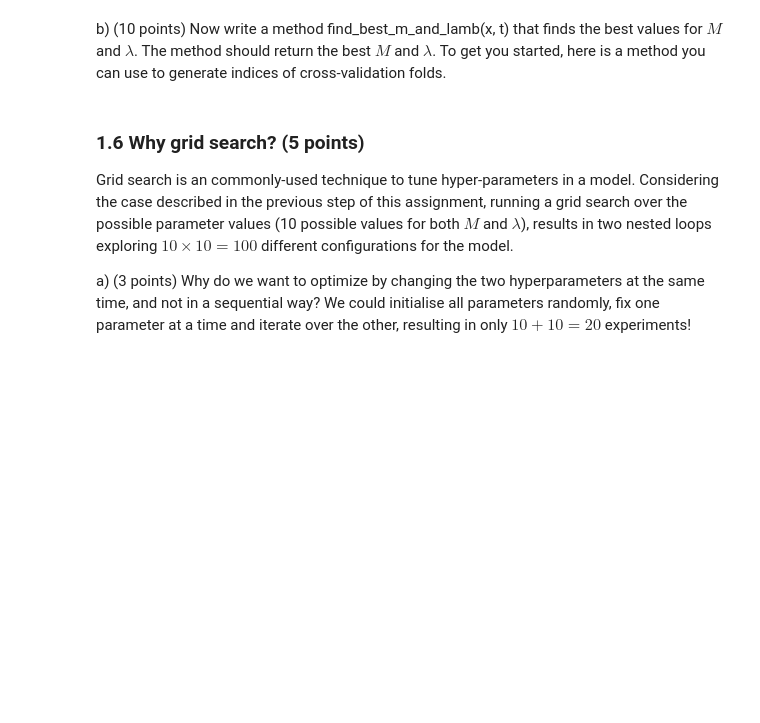
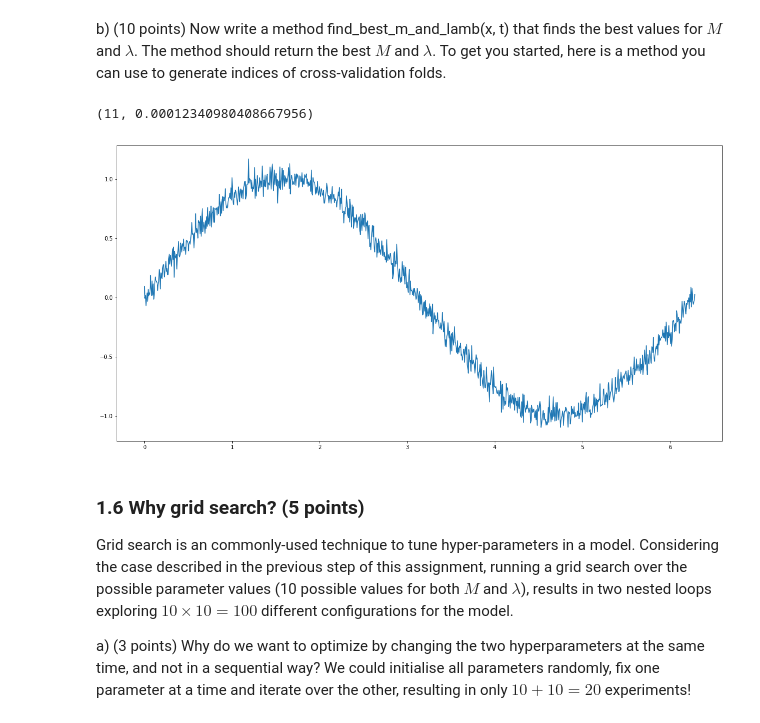
Before and after one commit to NILOIDE/ML1, a Jupyter notebook: lab1.ipynb, the cells around one changed output. Cells and saved outputs as stored; diff of their text form; code cells hidden in the pictures; blank space fills up the shorter version.

```diff
--- a/lab1.ipynb
+++ b/lab1.ipynb
@@ -211,9 +204,3 @@ $E(\bw) = \frac{1}{2} (\bPhi\bw - \bt)^T(\bPhi\bw - \bt) + \frac{\lambda}{2} \ma
 For background, see section 3.1.4 of Bishop's book.
 
 The function should return $\bw$ and $\bPhi$.
-# %%
-def fit_polynomial_reg(x, t, m, lamb):
-    # YOUR CODE HERE
-    raise NotImplementedError()
-
-    return w_ml, Phi
@@ -249,7 +262,10 @@ a) (5 points) First of all, write a method `pred_error(x_train, x_valid, t_train
 # %%
 def pred_error(x_train, x_valid, t_train, t_valid, M, reg):
     # YOUR CODE HERE
-    raise NotImplementedError()
+    w, Phi = fit_polynomial_reg(x_train, t_train, M, reg)
+    Phi = designmatrix(x_valid, M)
+
+    pred_err = 0.5*np.dot((np.dot(Phi,w)-t_valid).T,(np.dot(Phi,w)-t_valid))
 
     return pred_err
 # %%
@@ -276,12 +292,32 @@ def kfold_indices(N, k):
         valid_folds.append(valid_indices)
         train_folds.append(np.setdiff1d(all_indices, valid_indices))
     return train_folds, valid_folds
-# %%
-def find_best_m_and_lamb(x, t):
-    # YOUR CODE HERE
-    raise NotImplementedError()
-
-    return M_best, lamb_best
+# %%
+def find_best_m_and_lamb(x, t):
+    # YOUR CODE HERE
+    N = len(x)
+    k = 5
+    M = list(range(21))
+    LAMB = [np.exp(i) for i in list(range(-10,1))]
+#     print(LAMB)
+    train_indices, valid_indices = kfold_indices(N, k)
+    error_best = None
+    counter = 0
+    for m in M:
+        for lamb in LAMB:
+            pe = pred_error(x[train_indices[0]], x[valid_indices[0]], t[train_indices[0]], t[valid_indices[0]], m, lamb)
+            if error_best is None or pe < error_best:
+                error_best = pe
+                lamb_best = lamb
+                M_best = m
+
+
+    return M_best, lamb_best
+# %%
+find_best_m_and_lamb(*gen_sine(1000))
+# %% [output]
+(11, 0.00012340980408667956)
+[figure, added]
 # %%
 ### If you want you can write your own test here
 # %% [markdown]
```
Also changed, not shown: parts of 15 cells of this notebook.
